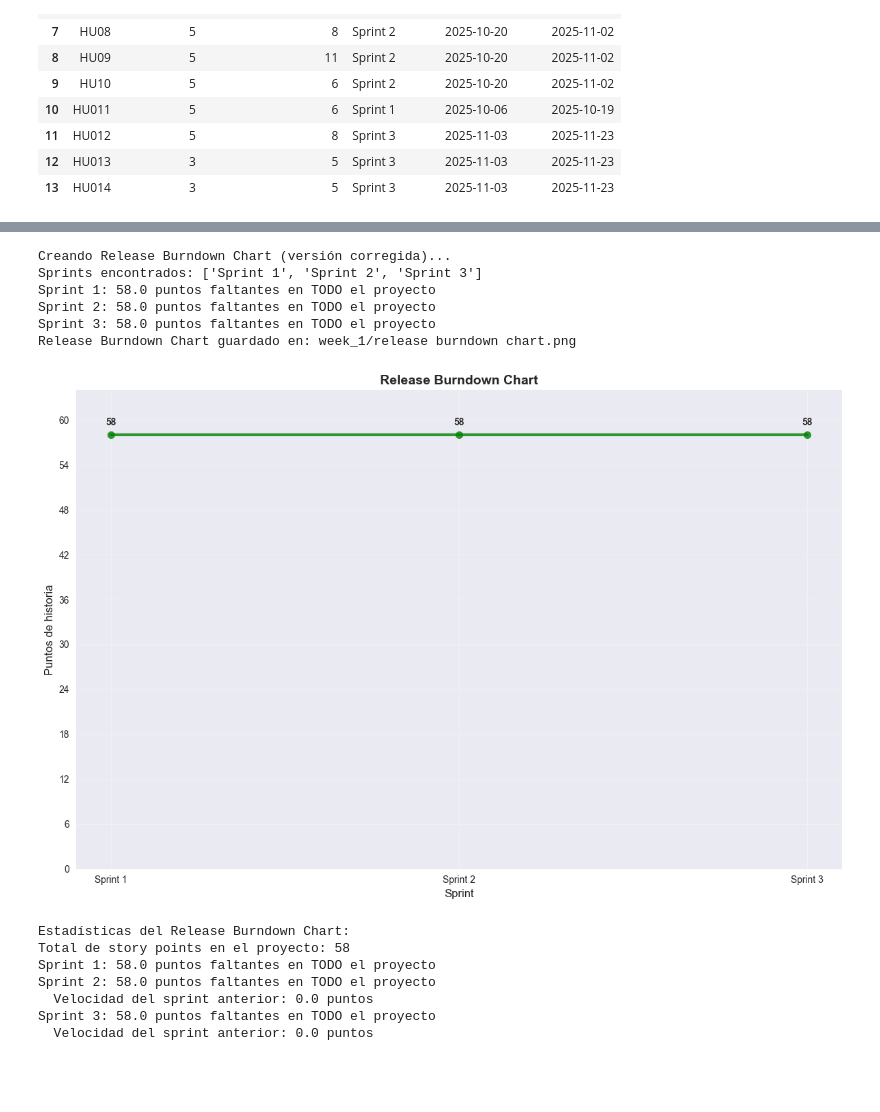
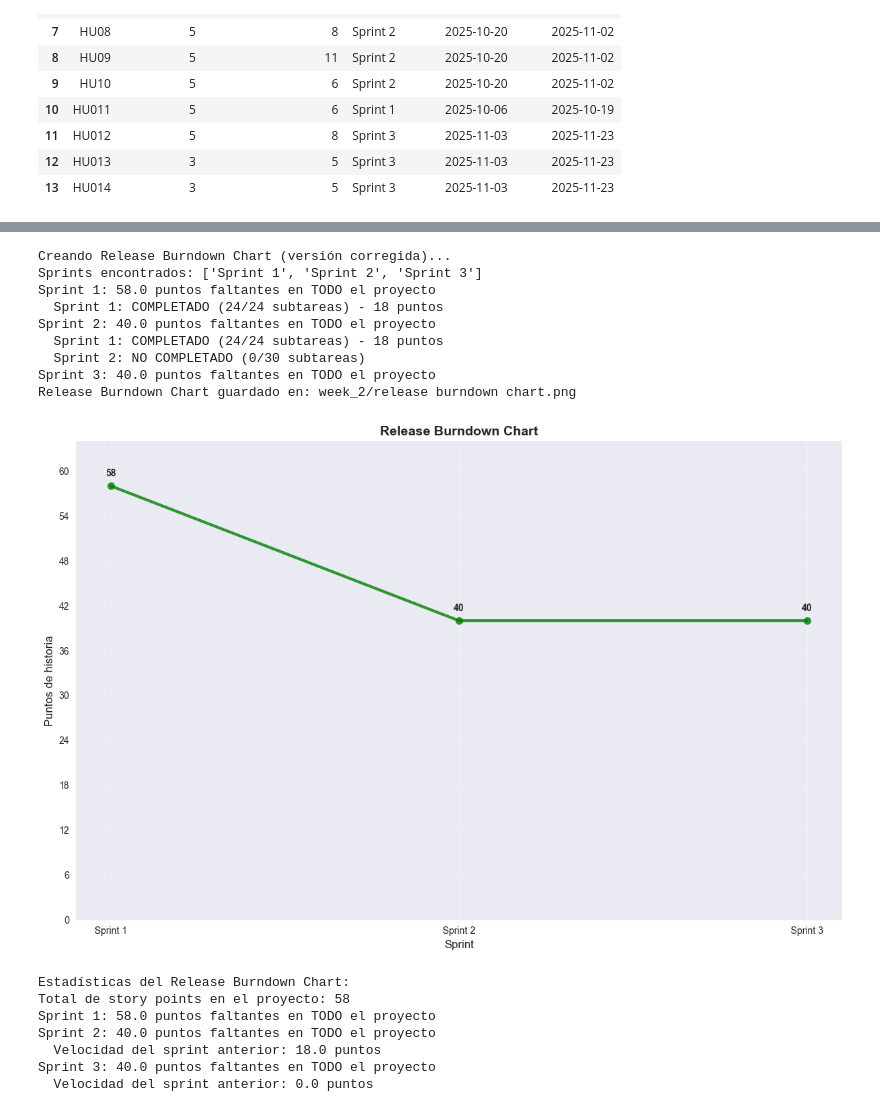
Before and after one commit to JohannPaezU/MISW4501-MediSupply, a Jupyter notebook: graphics/sprint_reports_analysis.ipynb, the cells around one changed output, grey strips where cells are left out. Saved outputs shown, nothing was run; the diff lists cells and outputs as text; code cells hidden in the pictures; blank space fills up the shorter version.

```diff
--- a/graphics/sprint_reports_analysis.ipynb
+++ b/graphics/sprint_reports_analysis.ipynb
@@ -20,7 +20,7 @@ plt.style.use('seaborn-v0_8')
 sns.set_palette("husl")
 
 # Parámetros de entrada (modificar según sea necesario)
-week = 1
+week = 2
 sprint_number = 1
 
 print(f"Análisis de la semana {week} y el sprint {sprint_number}")
@@ -751,6 +862,6 @@ Porcentaje completado (real): 0.0%
 # %%
 # Función corregida para calcular puntos faltantes en TODO el proyecto
-def calculate_sprint_remaining_points_corrected(sprint, current_week, story_points_data):
+def calculate_sprint_remaining_points_corrected(sprint, current_week, story_points_data, enhanced_week_data):
     """
     Calcula los puntos de historia faltantes al inicio de un sprint específico.
     Esto representa cuántos puntos quedan por completar en TODO el proyecto al inicio del sprint.
@@ -777,10 +888,22 @@ def calculate_sprint_remaining_points_corrected(sprint, current_week, story_poin
 
         prev_sprint_week = sprint_week_mapping.get(prev_sprint, 1)
 
-        # Si el sprint anterior ya terminó (estamos en una semana posterior)
-        if current_week > prev_sprint_week + 1:  # +1 porque los sprints duran 2 semanas
-            prev_sprint_hus = story_points_data[story_points_data['sprint'] == prev_sprint]
-            completed_points += prev_sprint_hus['story_points'].sum()
+        # Verificar si el sprint anterior ya terminó completamente
+        # Un sprint está completo si todas sus subtareas están en estado "Done"
+        prev_sprint_data = enhanced_week_data[enhanced_week_data['sprint'] == prev_sprint]
+
+        if not prev_sprint_data.empty:
+            # Verificar si todas las subtareas del sprint anterior están completadas
+            total_subtasks = len(prev_sprint_data)
+            completed_subtasks = len(prev_sprint_data[prev_sprint_data['status'] == 'Done'])
+
+            # Si todas las subtareas están completadas, sumar sus puntos
+            if total_subtasks > 0 and completed_subtasks == total_subtasks:
+                prev_sprint_hus = story_points_data[story_points_data['sprint'] == prev_sprint]
+                completed_points += prev_sprint_hus['story_points'].sum()
+                print(f"  {prev_sprint}: COMPLETADO ({completed_subtasks}/{total_subtasks} subtareas) - {prev_sprint_hus['story_points'].sum()} puntos")
+            else:
+                print(f"  {prev_sprint}: NO COMPLETADO ({completed_subtasks}/{total_subtasks} subtareas)")
 
     # Calcular puntos faltantes al inicio del sprint (en todo el proyecto)
     remaining_points = total_project_points - completed_points
@@ -793,7 +916,7 @@ def calculate_sprint_remaining_points_corrected(sprint, current_week, story_poin
     }
 
 # Crear el Release Burndown Chart corregido
-def create_release_burndown_chart_corrected(current_week, story_points_data):
+def create_release_burndown_chart_corrected(current_week, story_points_data, enhanced_week_data):
     """
     Crea un Release Burndown Chart que muestra los puntos de historia faltantes al inicio de cada sprint.
     Se actualiza al finalizar cada sprint.
@@ -810,7 +933,7 @@ def create_release_burndown_chart_corrected(current_week, story_points_data):
     sprint_data = []
 
     for sprint in sprints:
-        sprint_info = calculate_sprint_remaining_points_corrected(sprint, current_week, story_points_data)
+        sprint_info = calculate_sprint_remaining_points_corrected(sprint, current_week, story_points_data, enhanced_week_data)
         sprint_data.append(sprint_info)
         print(f"{sprint}: {sprint_info['remaining_points']:.1f} puntos faltantes en TODO el proyecto")
 
@@ -855,43 +978,46 @@ def create_release_burndown_chart_corrected(current_week, story_points_data):
 
     save_path = os.path.join(week_folder, 'release burndown chart.png')
     plt.savefig(save_path, dpi=300, bbox_inches='tight')
     print(f"Release Burndown Chart guardado en: {save_path}")
 
     plt.show()
 
     # Mostrar estadísticas
     print(f"\nEstadísticas del Release Burndown Chart:")
     total_story_points = story_points_data['story_points'].sum()
     print(f"Total de story points en el proyecto: {total_story_points}")
 
     for i, data in enumerate(sprint_data):
         sprint_num = i + 1
         print(f"Sprint {sprint_num}: {data['remaining_points']:.1f} puntos faltantes en TODO el proyecto")
         if i > 0:
             velocity = sprint_data[i-1]['remaining_points'] - data['remaining_points']
             print(f"  Velocidad del sprint anterior: {velocity:.1f} puntos")
 
     return {
         'sprints': sprints_labels,
         'remaining_points': remaining_points,
         'sprint_data': sprint_data,
         'save_path': save_path
     }
 
-# Crear el Release Burndown Chart corregido
-release_burndown_data_corrected = create_release_burndown_chart_corrected(week, story_points_data)
+# Crear el Release Burndown Chart
+release_burndown_data_corrected = create_release_burndown_chart_corrected(week, story_points_data, enhanced_week_data)
 # %% [output]
 Creando Release Burndown Chart (versión corregida)...
 Sprints encontrados: ['Sprint 1', 'Sprint 2', 'Sprint 3']
 Sprint 1: 58.0 puntos faltantes en TODO el proyecto
-Sprint 2: 58.0 puntos faltantes en TODO el proyecto
-Sprint 3: 58.0 puntos faltantes en TODO el proyecto
-Release Burndown Chart guardado en: week_1/release burndown chart.png
+  Sprint 1: COMPLETADO (24/24 subtareas) - 18 puntos
+Sprint 2: 40.0 puntos faltantes en TODO el proyecto
+  Sprint 1: COMPLETADO (24/24 subtareas) - 18 puntos
+  Sprint 2: NO COMPLETADO (0/30 subtareas)
+Sprint 3: 40.0 puntos faltantes en TODO el proyecto
+Release Burndown Chart guardado en: week_2/release burndown chart.png
-[figure, old version]
+[figure, new version]
 Estadísticas del Release Burndown Chart:
 Total de story points en el proyecto: 58
 Sprint 1: 58.0 puntos faltantes en TODO el proyecto
-Sprint 2: 58.0 puntos faltantes en TODO el proyecto
+Sprint 2: 40.0 puntos faltantes en TODO el proyecto
+  Velocidad del sprint anterior: 18.0 puntos
+Sprint 3: 40.0 puntos faltantes en TODO el proyecto
   Velocidad del sprint anterior: 0.0 puntos
-Sprint 3: 58.0 puntos faltantes en TODO el proyecto
-  Velocidad del sprint anterior: 0.0 puntos
```
Also changed, not shown: parts of 8 cells of this notebook, 8 other files.
